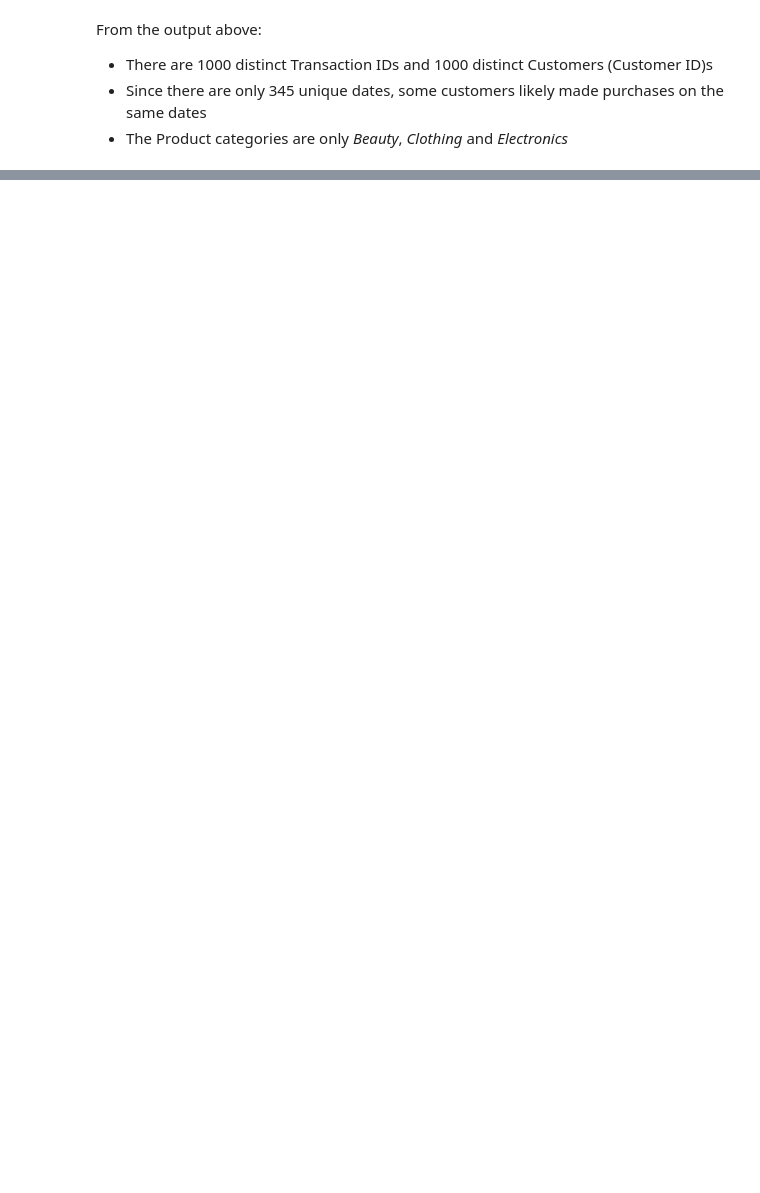
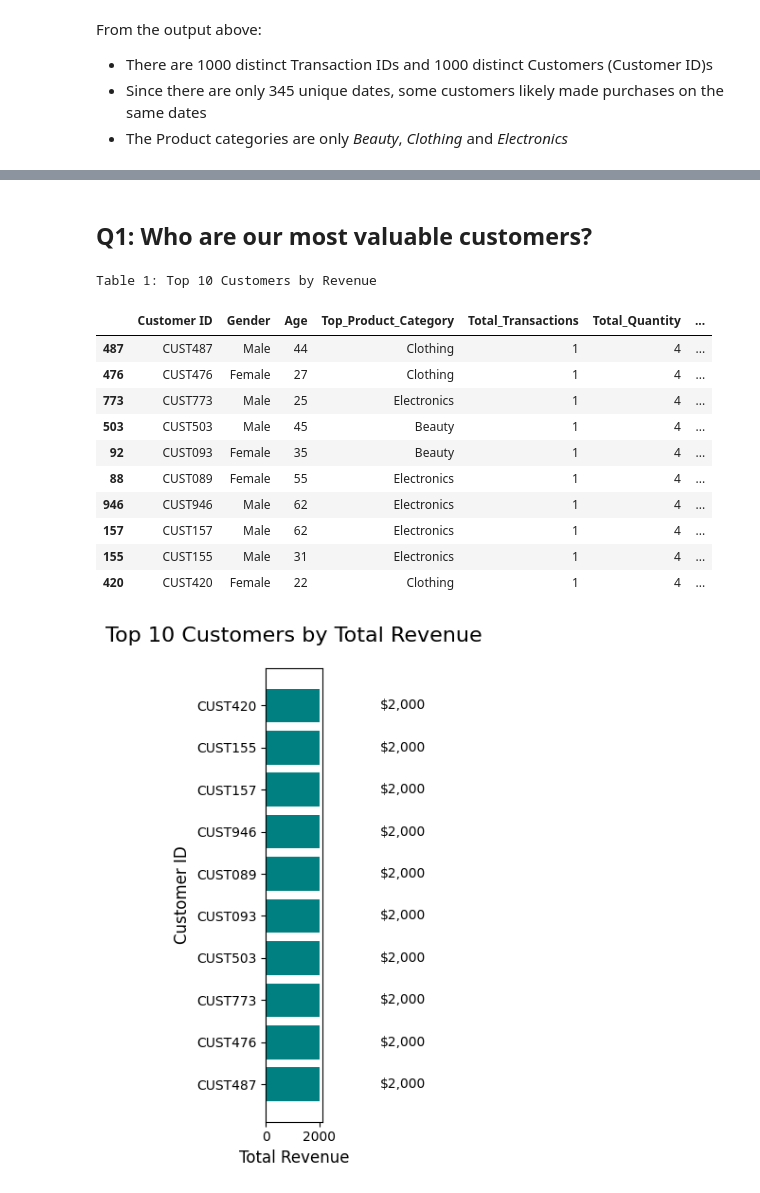
Before and after one commit to Wilfrida-Were/Retail-Sales-EDA-in-Python, a Jupyter notebook: retail-sales-eda-in-python.ipynb, the cells around one changed output, grey strips where cells are left out. Cells and saved outputs as stored; diff of their text form; code cells hidden in the pictures; blank space fills up the shorter version.

```diff
--- a/retail-sales-eda-in-python.ipynb
+++ b/retail-sales-eda-in-python.ipynb
@@ -394,0 +237,65 @@ Feel free to Contact me for any changes and feedback
+# %% [markdown]
+<a id="q1"></a>
+## Q1: Who are our most valuable customers?
+# %%
+# Revenue & transaction stats per customer
+customer_summary = df.groupby('Customer ID').agg(
+    Total_Revenue=('Total Amount', 'sum'),
+    Total_Transactions=('Transaction ID', 'nunique'),
+    Avg_Transaction_Value=('Total Amount', 'mean'),
+    Total_Quantity=('Quantity', 'sum'),
+    Age=('Age', 'first'),  # Assuming age is same per customer
+    Gender=('Gender', 'first'),  # Assuming gender is same per customer
+    Top_Product_Category=('Product Category', lambda x: x.mode()[0])  # Most frequent product category
+).reset_index()
+
+# Sort top 10 customers by Total Revenue
+top_customers = customer_summary.sort_values(by='Total_Revenue', ascending=False).head(10)
+
+# Display top customers table with additional info
+print("Table 1: Top 10 Customers by Revenue")
+display(top_customers[['Customer ID', 'Gender', 'Age', 'Top_Product_Category',
+                       'Total_Transactions', 'Total_Quantity', 'Total_Revenue', 'Avg_Transaction_Value']])
+
+
+# Horizontal bar chart for top customers
+top_customers_sorted = top_customers.sort_values(by='Total_Revenue', ascending=True)
+
+fig, ax = plt.subplots(figsize=(12,6))
+bars = ax.barh(
+    top_customers_sorted['Customer ID'],
+    top_customers_sorted['Total_Revenue'],
+    color='teal'
+)
+
+# Add data labels at the end of each bar
+for bar in bars:
+    width = bar.get_width()
+    ax.text(
+        width + total_revenue*0.005,
+        bar.get_y() + bar.get_height()/2,
+        f"${width:,.0f}",
+        ha='left',
+        va='center',
+        fontsize=10
+    )
+
+ax.set_title('Top 10 Customers by Total Revenue', fontsize=16, pad=20)
+ax.set_xlabel('Total Revenue', fontsize=12)
+ax.set_ylabel('Customer ID', fontsize=12)
+plt.tight_layout()
+plt.show()
+# %% [output]
+Table 1: Top 10 Customers by Revenue
+|  | Customer ID | Gender | Age | Top_Product_Category | Total_Transactions | Total_Quantity | ... |
+| 487 | CUST487 | Male | 44 | Clothing | 1 | 4 | ... |
+| 476 | CUST476 | Female | 27 | Clothing | 1 | 4 | ... |
+| 773 | CUST773 | Male | 25 | Electronics | 1 | 4 | ... |
+| 503 | CUST503 | Male | 45 | Beauty | 1 | 4 | ... |
+| 92 | CUST093 | Female | 35 | Beauty | 1 | 4 | ... |
+| 88 | CUST089 | Female | 55 | Electronics | 1 | 4 | ... |
+| 946 | CUST946 | Male | 62 | Electronics | 1 | 4 | ... |
+| 157 | CUST157 | Male | 62 | Electronics | 1 | 4 | ... |
+| 155 | CUST155 | Male | 31 | Electronics | 1 | 4 | ... |
+| 420 | CUST420 | Female | 22 | Clothing | 1 | 4 | ... |
+[figure, added]
```
Also changed, not shown: parts of 48 cells of this notebook.
